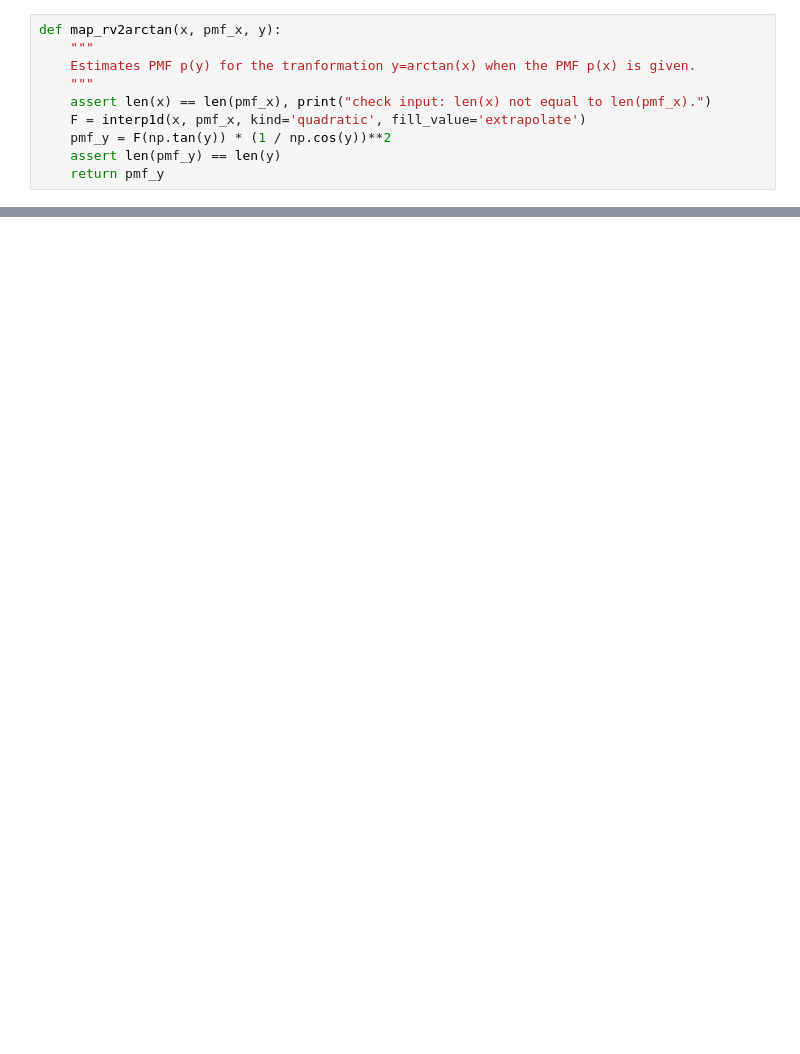
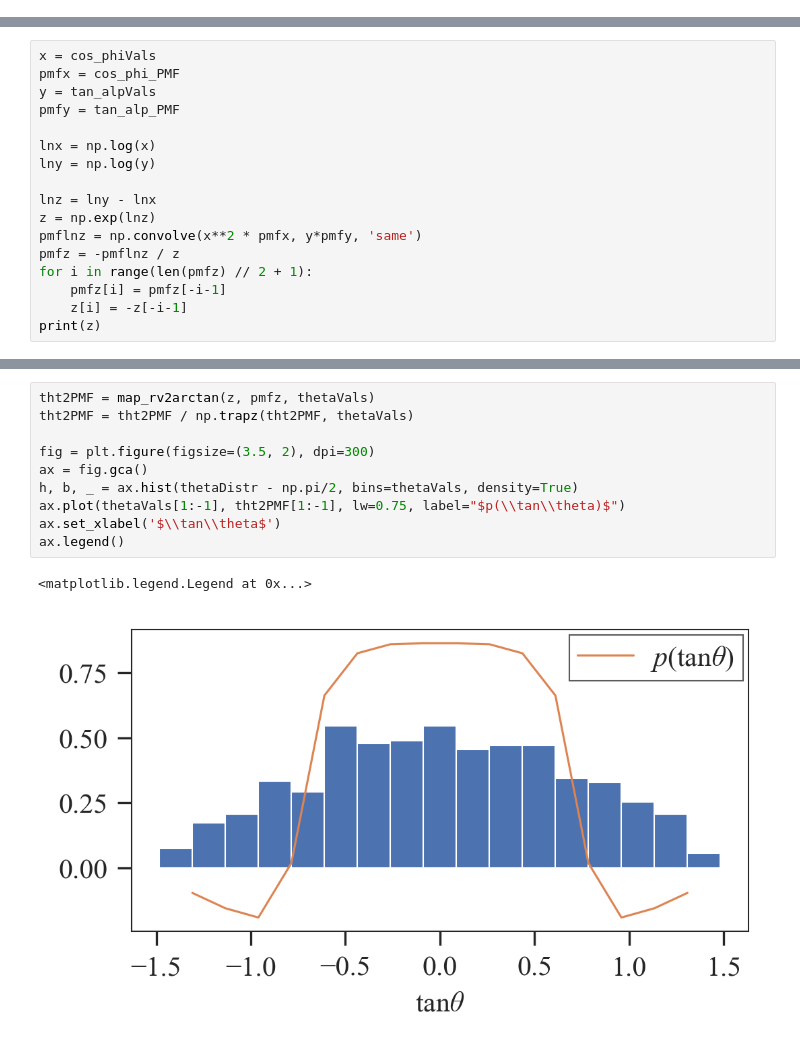
Before and after one commit to lakshmin121/Anisotropy_tensor, a Jupyter notebook: NB/Untitled1.ipynb, the cells around one changed output, grey strips where cells are left out. Saved outputs shown, nothing was run; the diff lists cells and outputs as text; blank space fills up the shorter version.

```diff
--- a/NB/Untitled1.ipynb
+++ b/NB/Untitled1.ipynb
@@ -134,10 +164,0 @@ Checking total proability:  -0.016179517779003755
-# %%
-def map_rv2arctan(x, pmf_x, y):
-    """
-    Estimates PMF p(y) for the tranformation y=arctan(x) when the PMF p(x) is given.
-    """
-    assert len(x) == len(pmf_x), print("check input: len(x) not equal to len(pmf_x).")
-    F = interp1d(x, pmf_x, kind='quadratic', fill_value='extrapolate')
-    pmf_y = F(np.tan(y)) * (1 / np.cos(y))**2
-    assert len(pmf_y) == len(y)
-    return pmf_y
@@ -151,0 +302,17 @@ ax.plot(alphaVals[1:-1], map_rv2arctan(np.tan(alphaVals), alphaPMF, alphaVals)[1
+# %%
+x = cos_phiVals
+pmfx = cos_phi_PMF
+y = tan_alpVals
+pmfy = tan_alp_PMF
+
+lnx = np.log(x)
+lny = np.log(y)
+
+lnz = lny - lnx
+z = np.exp(lnz)
+pmflnz = np.convolve(x**2 * pmfx, y*pmfy, 'same')
+pmfz = -pmflnz / z
+for i in range(len(pmfz) // 2 + 1):
+    pmfz[i] = pmfz[-i-1]
+    z[i] = -z[-i-1]
+print(z)
@@ -151,0 +340,13 @@ ax.plot(alphaVals[1:-1], map_rv2arctan(np.tan(alphaVals), alphaPMF, alphaVals)[1
+# %%
+tht2PMF = map_rv2arctan(z, pmfz, thetaVals)
+tht2PMF = tht2PMF / np.trapz(tht2PMF, thetaVals)
+
+fig = plt.figure(figsize=(3.5, 2), dpi=300)
+ax = fig.gca()
+h, b, _ = ax.hist(thetaDistr - np.pi/2, bins=thetaVals, density=True)
+ax.plot(thetaVals[1:-1], tht2PMF[1:-1], lw=0.75, label="$p(\\tan\\theta)$")
+ax.set_xlabel('$\\tan\\theta$')
+ax.legend()
+# %% [output]
+<matplotlib.legend.Legend at 0x...>
+[figure, added]
```
Also changed, not shown: parts of 15 cells of this notebook, 2 other files.
